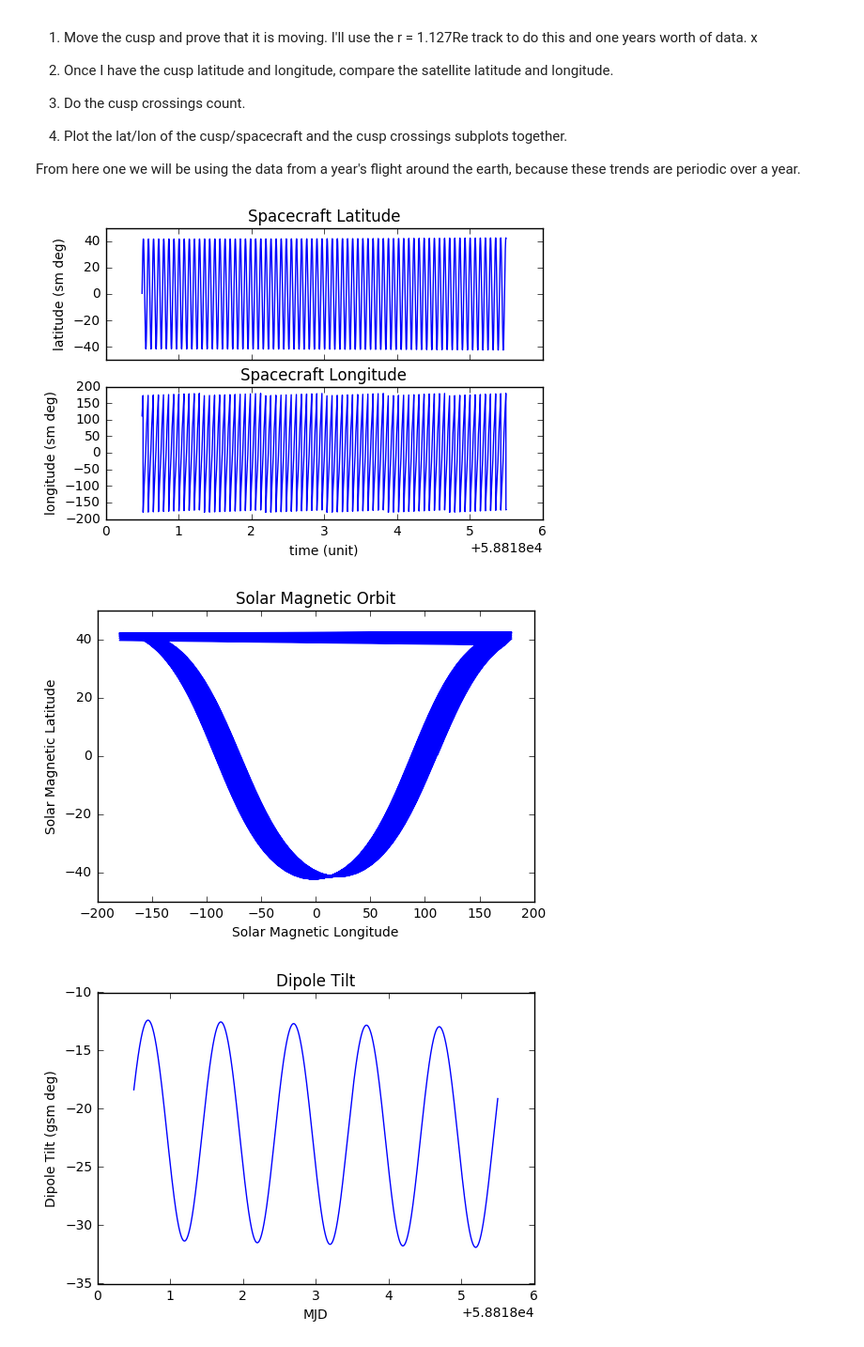
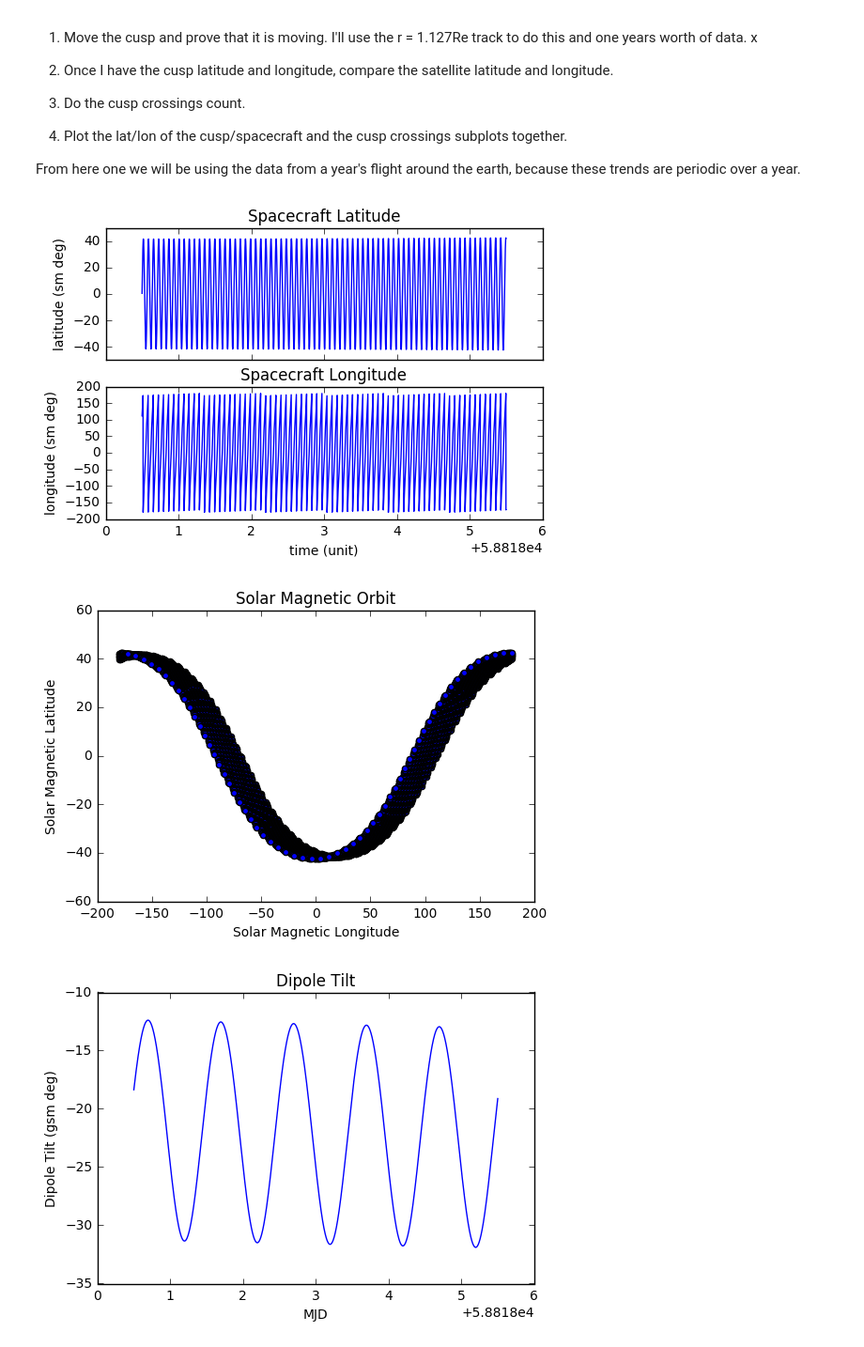
Before and after one commit to fsbr/se3-path-planner, a Jupyter notebook: modularPlanner/Cusp Plots (Daily).ipynb, the cells around one changed output. Shown: that part at 94% size. Saved outputs shown, nothing was run; the diff lists cells and outputs as text; code cells hidden in the pictures.

```diff
--- a/modularPlanner/Cusp Plots (Daily).ipynb
+++ b/modularPlanner/Cusp Plots (Daily).ipynb
@@ -141,35 +141,35 @@ z = df['DefaultSC.gse.Z']
 
 # set the "ticks"
 cvals = coord.Coords([[i,j,k] for i,j,k in zip(x,y,z)], 'GSM', 'car')
 cvals.ticks = Ticktock(t,'MJD')
 sm = cvals.convert('GSM','sph')
 gsm = cvals.convert('GEI', 'sph')
 
 
 # t = np.asarray(t)
 # plotting stuff
 f, axarr = plt.subplots(2, sharex=True)
 # axarr[0].plot(t, y)
 axarr[0].set_title('Spacecraft Latitude')
 axarr[0].set_ylabel('latitude (sm deg)')
 axarr[0].plot(sm.ticks.MJD, sm.lati)
 axarr[1].set_title('Spacecraft Longitude')
 axarr[1].set_ylabel('longitude (sm deg)')
 axarr[1].plot(sm.ticks.MJD, sm.long)
 
 plt.xlabel('time (unit)')
 
 plt.show()
 
 f, a = plt.subplots(1)
 plt.title('Solar Magnetic Orbit')
 plt.xlabel('Solar Magnetic Longitude')
 plt.ylabel('Solar Magnetic Latitude')
-a.plot(sm.long,sm.lati)
+a.scatter(sm.long,sm.lati)
 plt.show()
 # %% [output]
 [figure]
-[figure, old version]
+[figure, new version]
 # %%
 psi = tsyg.getTilt(t)
 plt.plot(t,psi)
```
Also changed, not shown: parts of 5 cells of this notebook, 2 other files.
